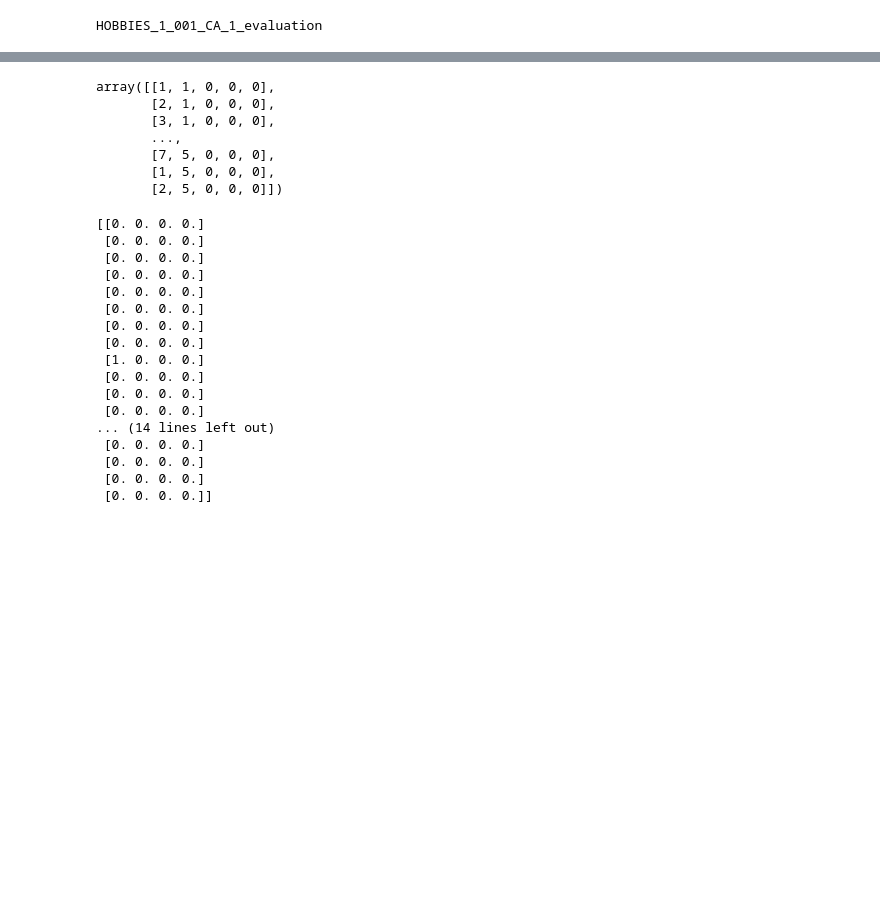
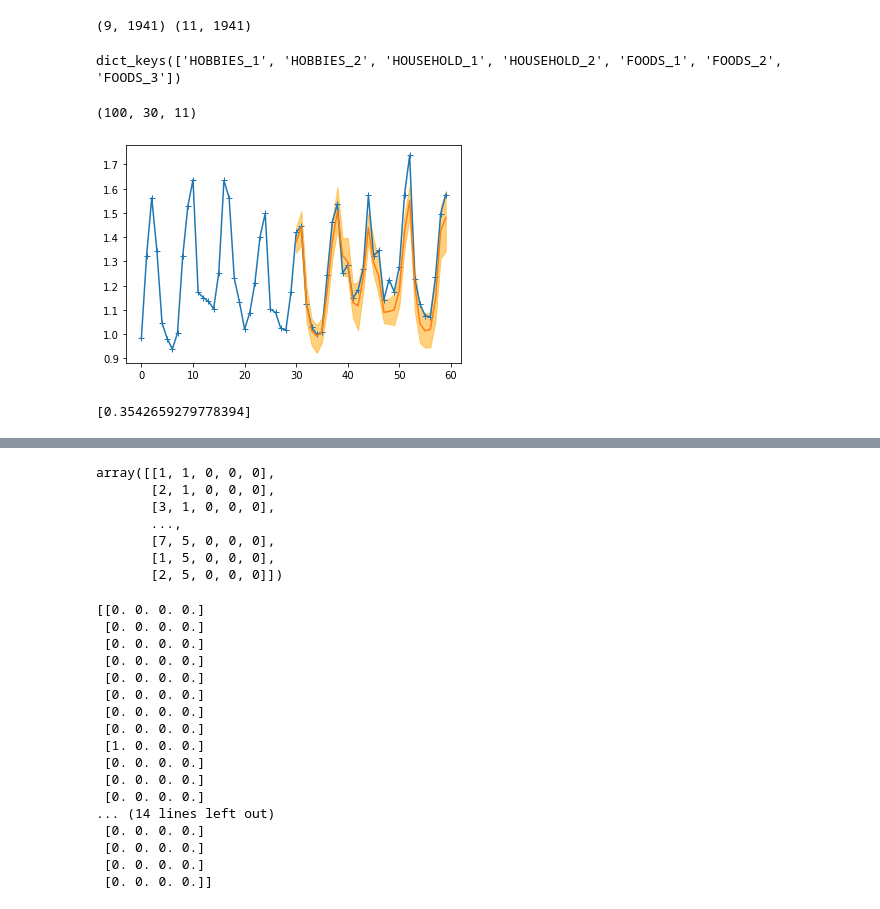
Before and after one commit to googleinterns/hierarchicalforecasting, a Jupyter notebook: notebooks/m5_visualize.ipynb, the cells around one changed output, grey strips where cells are left out. Saved outputs shown, nothing was run; the diff lists cells and outputs as text; code cells hidden in the pictures; blank space fills up the shorter version.

```diff
--- a/notebooks/m5_visualize.ipynb
+++ b/notebooks/m5_visualize.ipynb
@@ -6,13 +13,72 @@ from sklearn.preprocessing import OneHotEncoder
+# %%
+import data_loader
+
+pkl_path = '../data/m5/data.pkl'
+with open(pkl_path, 'rb') as fin:
+    tree, num_ts, ts_data, feats = pickle.load(fin)
+ts_means = np.mean(ts_data, axis=1).reshape((-1, 1))
+ts_data /= ts_means
+print(feats.shape, ts_data.shape)
+# %% [output]
+(9, 1941) (11, 1941)
 # %%
 file_path = '../data/m5/sales_train_evaluation.csv'
 with open(file_path, 'r') as fin:
     sales_data = pd.read_csv(fin, ',')
-# %%
-for item in sales_data.itertuples():
-    print(item[1])
-    break
-# %% [output]
-HOBBIES_1_001_CA_1_evaluation
+# %%
+agg = {}
+
+for item in sales_data.itertuples():
+    cat = item[3]
+    vals = np.asarray(item[7:])
+    agg[cat] = agg.get(cat, 0) + vals
+
+print(agg.keys())
+# %% [output]
+dict_keys(['HOBBIES_1', 'HOBBIES_2', 'HOUSEHOLD_1', 'HOUSEHOLD_2', 'FOODS_1', 'FOODS_2', 'FOODS_3'])
+# %%
+evals = np.load('evals.npy')
+evals = evals.squeeze(0)
+evals.shape
+# %% [output]
+(100, 30, 11)
+# %%
+n = 60
+x = list(range(n))
+ratios = []
+# keys = agg.keys()
+keys = ['r']
+for key in keys:
+
+    nid = tree.node_id[key]
+
+    # y = agg[key][-n:]
+    y_ = ts_data[nid][-n:]
+    y_pred = evals[:,:,nid]
+    y_10p = np.percentile(y_pred, 10, axis=0)
+    y_90p = np.percentile(y_pred, 90, axis=0)
+    y_50p = np.percentile(y_pred, 50, axis=0)
+    pred_hor = evals.shape[1]
+
+    # y = y / np.mean(y)
+    # y_ = y_ / np.mean(y_)
+    plt.plot(x, y_, '-+')
+    plt.plot(x[-pred_hor:], y_50p)
+    plt.fill_between(x[-pred_hor:], y_10p, y_90p, alpha=0.5, color='orange')
+    # ratio = np.mean(y) / np.mean(y[:-30])
+    # if ratio > 0 and ratio < 20:
+    #     ratios.append(ratio)
+# plt.hist(ratios, bins=100)
+# for i in range(1, 10):
+#     y_ = ts_data[tree.node_id[f'HOBBIES_1_00{i}']][-n:]
+#     y_ = y_/ np.mean(y_)
+#     plt.plot(x, y_, '-*')
+# %% [output]
+[figure, added]
+# %%
+ratios
+# %% [output]
+[0.3542659279778394]
 # %%
 sales_data
 # %% [output]
```
Also changed, not shown: parts of 1 cell of this notebook, 5 other files.
